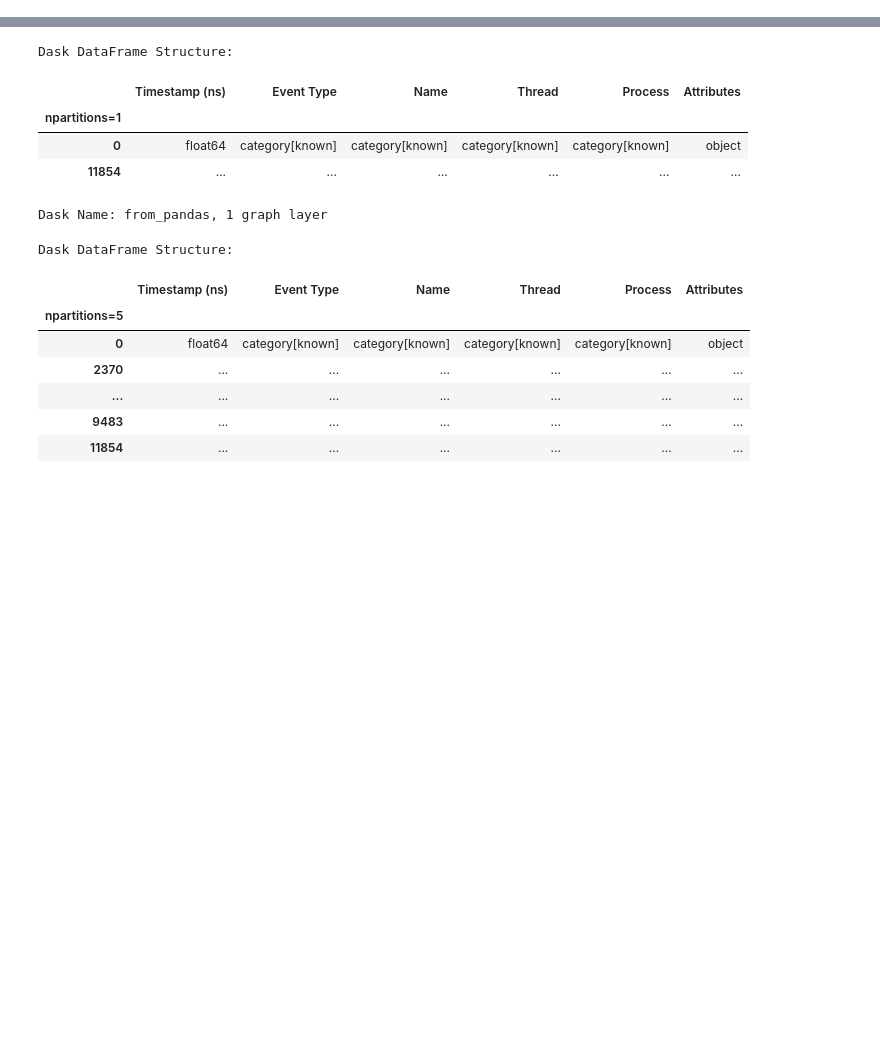
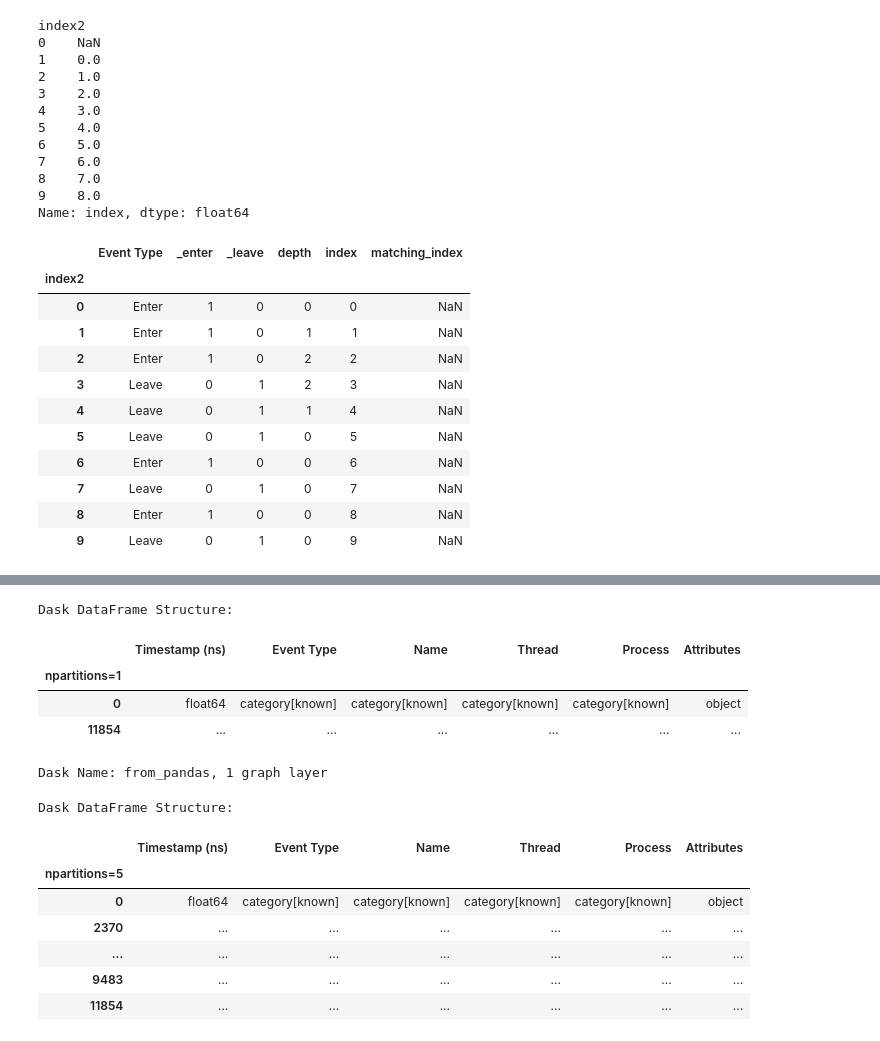
Before and after one commit to hpcgroup/pipit, a Jupyter notebook: docs/examples/dask-example.ipynb, the cells around one changed output, grey strips where cells are left out. Cells and saved outputs as stored; diff of their text form; code cells hidden in the pictures; blank space fills up the shorter version.

```diff
--- a/docs/examples/dask-example.ipynb
+++ b/docs/examples/dask-example.ipynb
@@ -18,0 +41,57 @@ import pipit as pp
+# %%
+data = {"Event Type": ["Enter", "Enter", "Enter", "Leave", "Leave", "Leave", "Enter", "Leave", "Enter", "Leave"]}
+df = dd.from_dict(data, npartitions=1)
+
+df["_enter"] = (df["Event Type"] == "Enter").astype("int")
+df["_leave"] = (df["Event Type"] == "Leave").astype("int")
+
+df["depth"] = (df["_enter"].cumsum().shift() - df["_leave"].cumsum()).fillna(0).astype("int")
+df["index"] = df.index
+df["index2"] = df.index
+df["matching_index"] = float("NaN")
+
+# Set the index to a known column
+df = df.set_index("index2")
+
+
+grouped = df.groupby("depth")
+
+enter_mask = df["Event Type"] == "Enter"
+leave_mask = df["Event Type"] == "Leave"
+
+def apply_mask(df):
+    enter_shifted = df["index"].shift(-1)
+    leave_shifted = df["index"].shift(1)
+    print(leave_shifted)
+#     df["matching_index"] = df["matching_index"].where(~enter_mask, enter_shifted).where(~leave_mask, leave_shifted)
+    return df
+
+df = df.map_partitions(apply_mask, meta=df)
+
+# Compute the result here
+df.compute()
+# %% [output]
+index2
+0    NaN
+1    0.0
+2    1.0
+3    2.0
+4    3.0
+5    4.0
+6    5.0
+7    6.0
+8    7.0
+9    8.0
+Name: index, dtype: float64
+|  | Event Type | _enter | _leave | depth | index | matching_index |
+| index2 |  |  |  |  |  |  |
+| 0 | Enter | 1 | 0 | 0 | 0 | NaN |
+| 1 | Enter | 1 | 0 | 1 | 1 | NaN |
+| 2 | Enter | 1 | 0 | 2 | 2 | NaN |
+| 3 | Leave | 0 | 1 | 2 | 3 | NaN |
+| 4 | Leave | 0 | 1 | 1 | 4 | NaN |
+| 5 | Leave | 0 | 1 | 0 | 5 | NaN |
+| 6 | Enter | 1 | 0 | 0 | 6 | NaN |
+| 7 | Leave | 0 | 1 | 0 | 7 | NaN |
+| 8 | Enter | 1 | 0 | 0 | 8 | NaN |
+| 9 | Leave | 0 | 1 | 0 | 9 | NaN |
```
Also changed, not shown: parts of 22 cells of this notebook.
